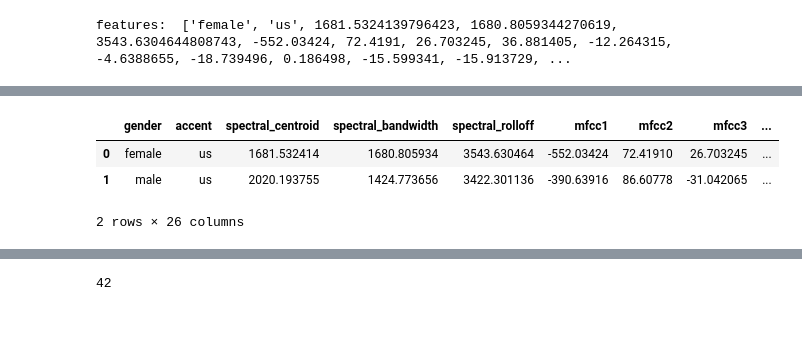
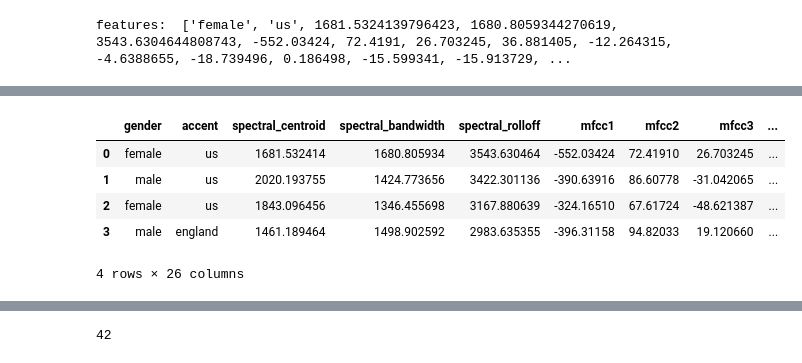
Before and after one commit to amina-work/PFE_AgeEstimationFromVoice, a Jupyter notebook: model.ipynb, the cells around one changed output, grey strips where cells are left out. Cells and saved outputs as stored; diff of their text form; code cells hidden in the pictures; blank space fills up the shorter version.

```diff
--- a/model.ipynb
+++ b/model.ipynb
@@ -103,12 +101,14 @@ def create_df_features(orig):
 # %%
 #df_features.to_csv('df_features.csv', index=False) # to save to disk
 df_features = pd.read_csv('df_features.csv')
-df_features.head(2)
+df_features.head(4)
 # %% [output]
 |  | gender | accent | spectral_centroid | spectral_bandwidth | spectral_rolloff | mfcc1 | mfcc2 | mfcc3 | ... |
 | 0 | female | us | 1681.532414 | 1680.805934 | 3543.630464 | -552.03424 | 72.41910 | 26.703245 | ... |
 | 1 | male | us | 2020.193755 | 1424.773656 | 3422.301136 | -390.63916 | 86.60778 | -31.042065 | ... |
+| 2 | female | us | 1843.096456 | 1346.455698 | 3167.880639 | -324.16510 | 67.61724 | -48.621387 | ... |
+| 3 | male | england | 1461.189464 | 1498.902592 | 2983.635355 | -396.31158 | 94.82033 | 19.120660 | ... |
-2 rows × 26 columns
+4 rows × 26 columns
 # %%
 categorical_cols = ['gender', 'accent']
 numerical_cols = [col for col in df_features.columns if col not in ['age', 'gender', 'accent']]
```
Also changed, not shown: parts of 6 cells of this notebook, 24 other files.
